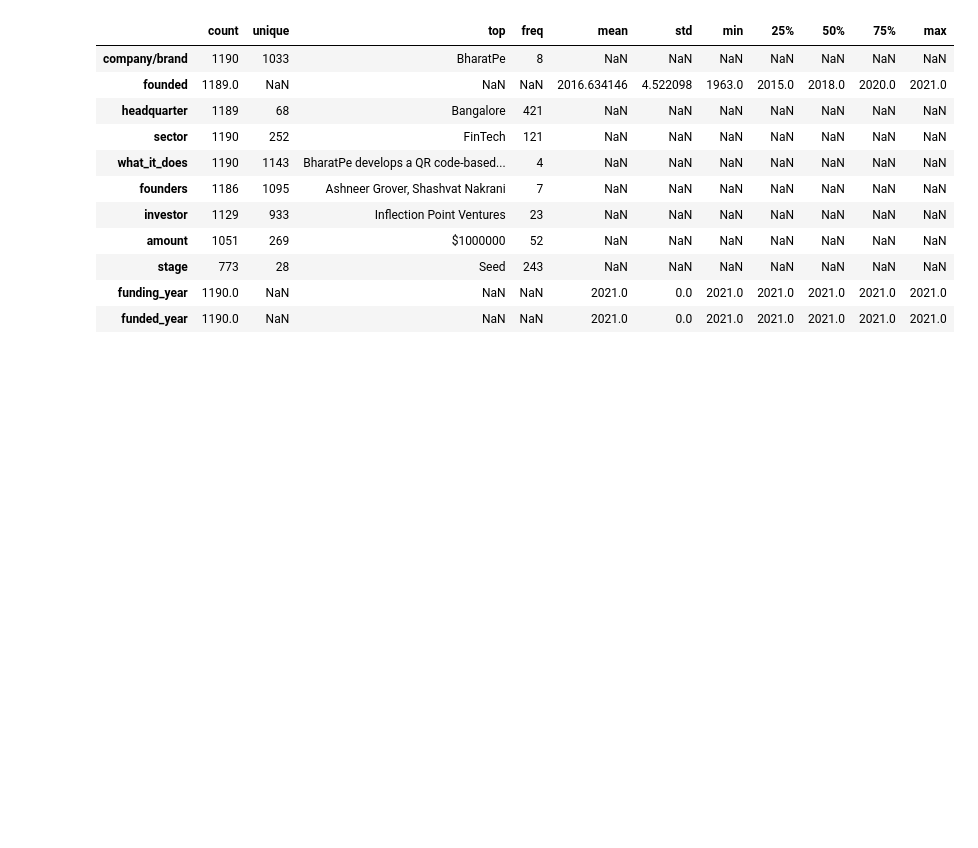
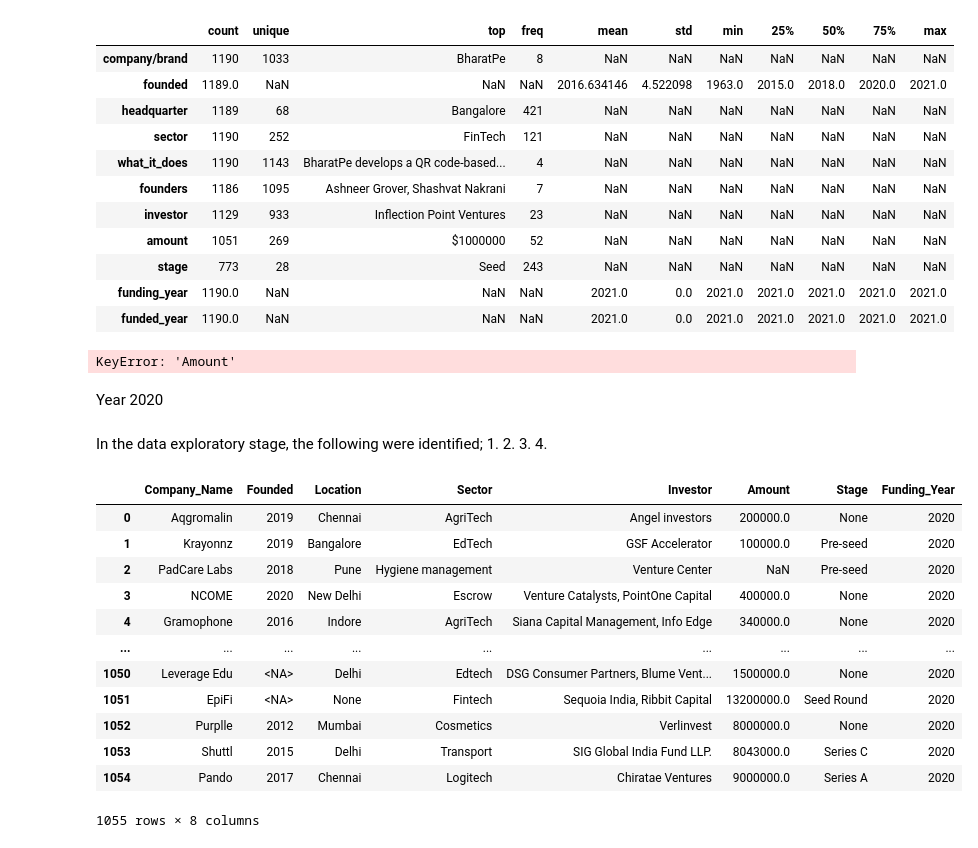
Before and after one commit to Ashgithub1326/INDAIAN-START-UPS-LP1, a Jupyter notebook: Notebooks/Indian_Ecosystem.ipynb, the cells around one changed output. Cells and saved outputs as stored; diff of their text form; code cells hidden in the pictures; blank space fills up the shorter version.

```diff
--- a/Notebooks/Indian_Ecosystem.ipynb
+++ b/Notebooks/Indian_Ecosystem.ipynb
@@ -1017,0 +1010,53 @@ data21['amount'] = data21['amount'].fillna(median_value)
+# %%
+# Creating a function to clean the Amount Column of the 2021 dataset
+
+def clean_amount_2021(Amount):
+    try:
+        Amount = str(Amount)
+        # Remove commas
+        Amount = Amount.replace(",", "")
+        Amount = Amount.replace('—', "")
+        # Check if the value is in Indian Rupees and convert US Dollars: Using USD = 68.4113 which was the average annual Indian Rupee to US Dollars in 2018
+        if "₹" in Amount:
+            Amount = Amount.replace("₹", "")
+            return round(float(Amount) * 0.0146, 2)
+        # Check if the value is in US Dollars
+        elif "$" in Amount:
+            Amount = Amount.replace("$", "")
+            return round (float(Amount), 2)
+        # check if no currency symbol is present, assume US Dollars
+        else:
+            return round(float(Amount), 2)
+    except ValueError:
+        # If the value is not a number, return NaN
+        return np.nan
+
+# Clean the Amount column of the 2018 DataFrame
+data21["Amount"] = data21["Amount"].apply(clean_amount_2021)
+# %% [output]
+KeyError: 'Amount'
+# %% [markdown]
+Year 2020
+# %% [markdown]
+In the data exploratory stage, the following were identified;
+1.
+2.
+3.
+4.
+# %%
+# Coverting the dataset into dataframe
+data20
+# %% [output]
+|  | Company_Name | Founded | Location | Sector | Investor | Amount | Stage | Funding_Year |
+| 0 | Aqgromalin | 2019 | Chennai | AgriTech | Angel investors | 200000.0 | None | 2020 |
+| 1 | Krayonnz | 2019 | Bangalore | EdTech | GSF Accelerator | 100000.0 | Pre-seed | 2020 |
+| 2 | PadCare Labs | 2018 | Pune | Hygiene management | Venture Center | NaN | Pre-seed | 2020 |
+| 3 | NCOME | 2020 | New Delhi | Escrow | Venture Catalysts, PointOne Capital | 400000.0 | None | 2020 |
+| 4 | Gramophone | 2016 | Indore | AgriTech | Siana Capital Management, Info Edge | 340000.0 | None | 2020 |
+| ... | ... | ... | ... | ... | ... | ... | ... | ... |
+| 1050 | Leverage Edu | <NA> | Delhi | Edtech | DSG Consumer Partners, Blume Vent... | 1500000.0 | None | 2020 |
+| 1051 | EpiFi | <NA> | None | Fintech | Sequoia India, Ribbit Capital | 13200000.0 | Seed Round | 2020 |
+| 1052 | Purplle | 2012 | Mumbai | Cosmetics | Verlinvest | 8000000.0 | None | 2020 |
+| 1053 | Shuttl | 2015 | Delhi | Transport | SIG Global India Fund LLP. | 8043000.0 | Series C | 2020 |
+| 1054 | Pando | 2017 | Chennai | Logitech | Chiratae Ventures | 9000000.0 | Series A | 2020 |
+1055 rows × 8 columns
```
Also changed, not shown: parts of 5 cells of this notebook, 3 other files.
